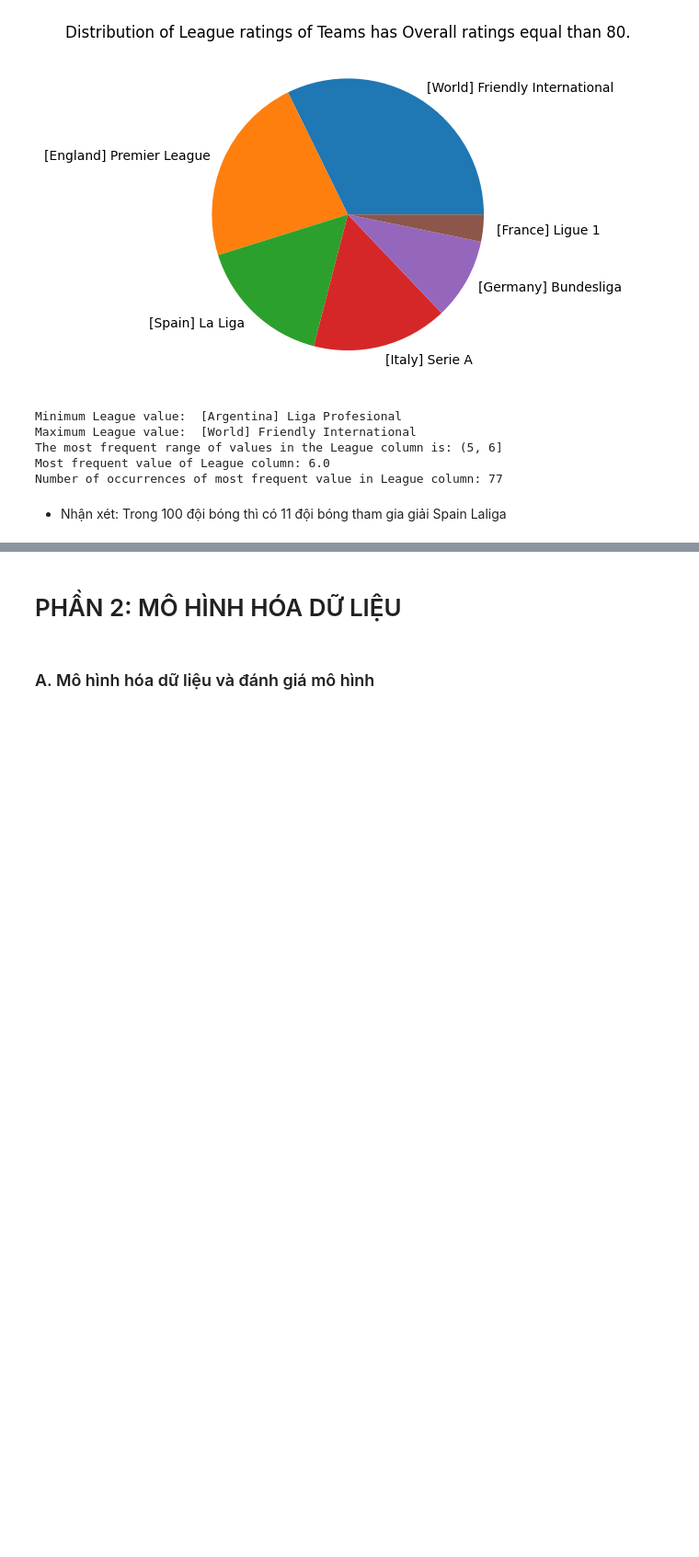
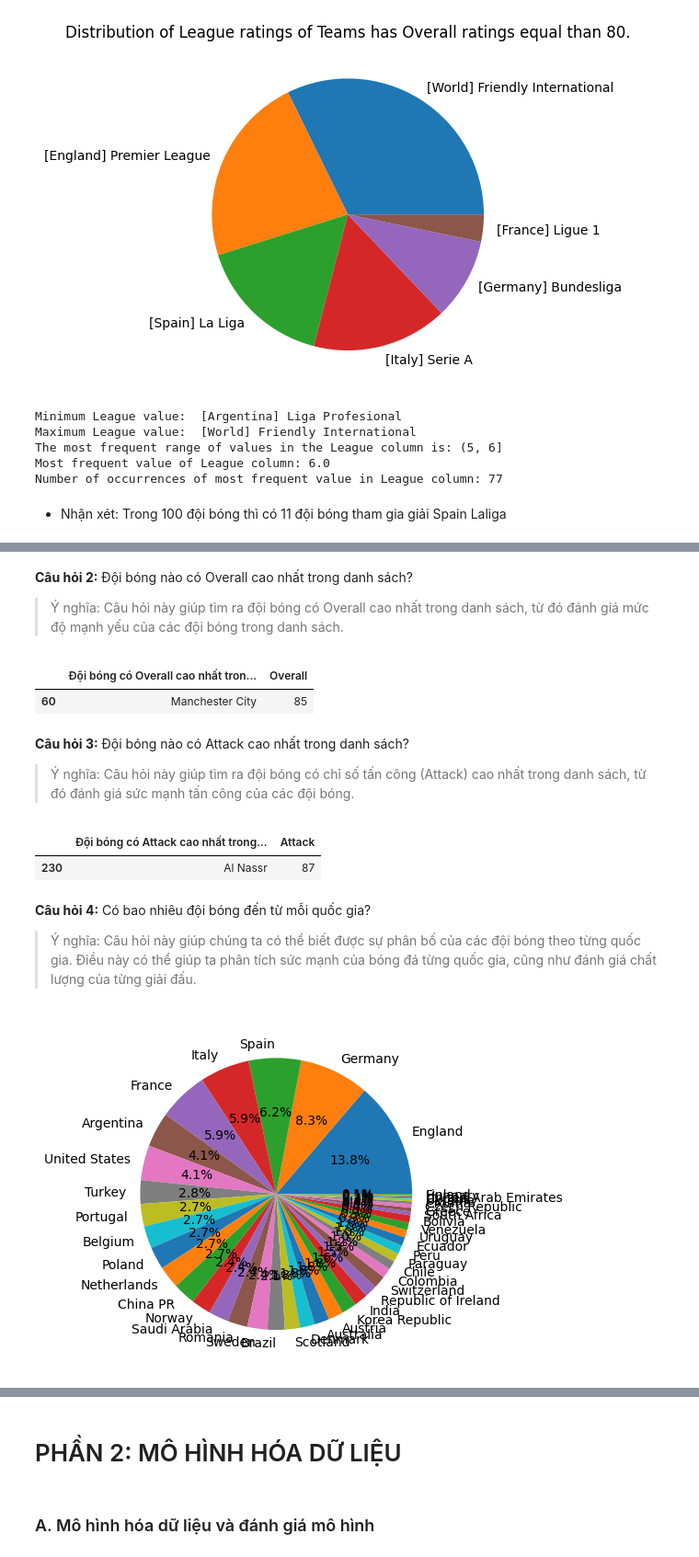
Before and after one commit to huutinhluu/DACK_KHDL, a Jupyter notebook: Nhom07_V2.ipynb, the cells around one changed output, grey strips where cells are left out. Shown at 92% size. Drawn from its saved outputs; the diff is of its cells as text; code cells hidden in the pictures; blank space fills up the shorter version.

```diff
--- a/Nhom07_V2.ipynb
+++ b/Nhom07_V2.ipynb
@@ -721,0 +728,33 @@ Number of occurrences of most frequent value in League column: 77
+# %% [markdown]
+
+**Câu hỏi 2:** Đội bóng nào có Overall cao nhất trong danh sách?
+>Ý nghĩa: Câu hỏi này giúp tìm ra đội bóng có Overall cao nhất trong danh sách, từ đó đánh giá mức độ mạnh yếu của các đội bóng trong danh sách.
+# %%
+top_1_max = df.nlargest(1, ['Overall'])[['Name', 'Overall']]
+display(top_1_max.rename(columns={'Name': 'Đội bóng có Overall cao nhất trong danh sách'}))
+# %% [output]
+|  | Đội bóng có Overall cao nhất tron... | Overall |
+| 60 | Manchester City | 85 |
+# %% [markdown]
+
+**Câu hỏi 3:** Đội bóng nào có Attack cao nhất trong danh sách?
+> Ý nghĩa: Câu hỏi này giúp tìm ra đội bóng có chỉ số tấn công (Attack) cao nhất trong danh sách, từ đó đánh giá sức mạnh tấn công của các đội bóng.
+# %%
+top_1_max = df.nlargest(1, ['Attack'])[['Name','Attack']]
+display(top_1_max.rename(columns={'Name': 'Đội bóng có Attack cao nhất trong danh sách'}))
+# %% [output]
+|  | Đội bóng có Attack cao nhất trong... | Attack |
+| 230 | Al Nassr | 87 |
+# %% [markdown]
+
+**Câu hỏi 4:** Có bao nhiêu đội bóng đến từ mỗi quốc gia?
+>Ý nghĩa: Câu hỏi này giúp chúng ta có thể biết được sự phân bố của các đội bóng theo từng quốc gia. Điều này có thể giúp ta phân tích sức mạnh của bóng đá từng quốc gia, cũng như đánh giá chất lượng của từng giải đấu.
+# %%
+df['Country'] = df['League'].str.split(']').str[0].str.strip('[')
+country_counts = df['Country'].value_counts()
+
+# print(df['Country'].value_counts())
+plt.pie(country_counts, labels=country_counts.index, autopct='%1.1f%%')
+plt.show()
+# %% [output]
+[figure, added]
```
Also changed, not shown: parts of 7 cells of this notebook.
